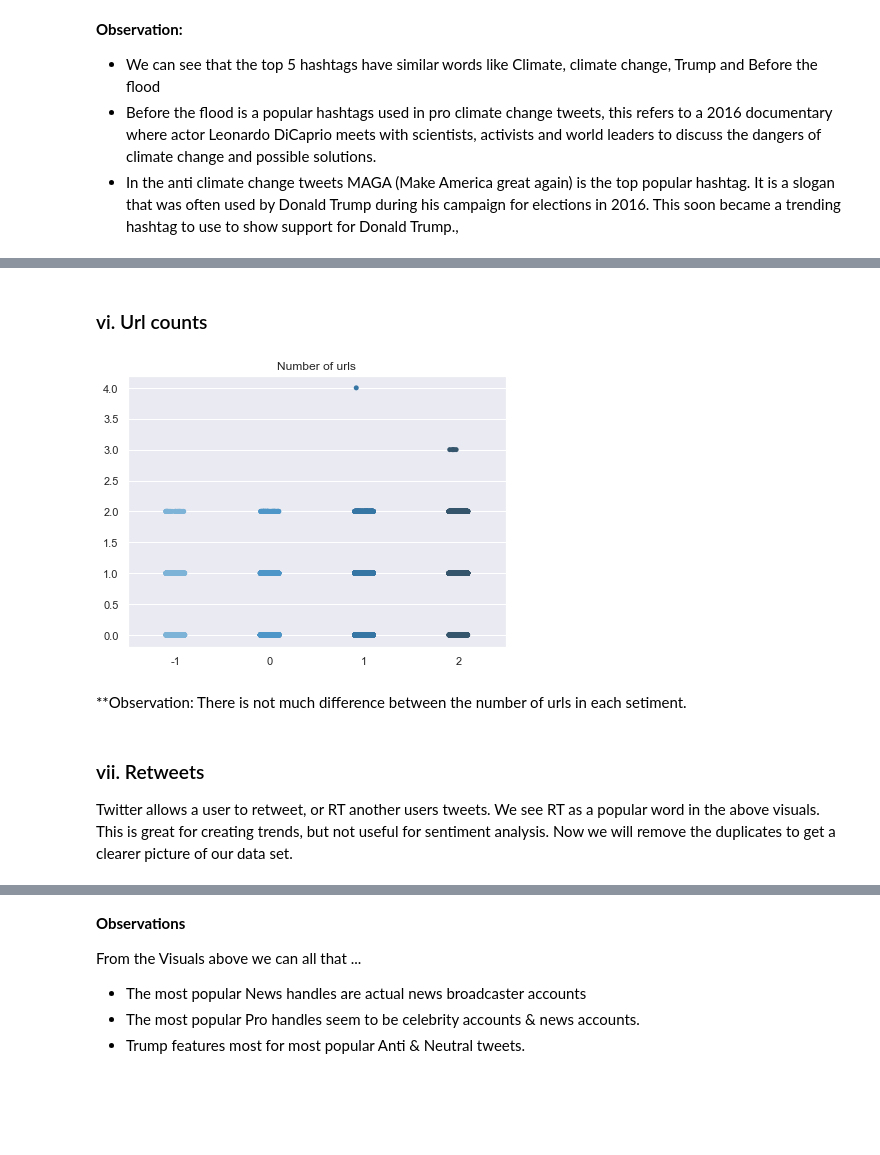
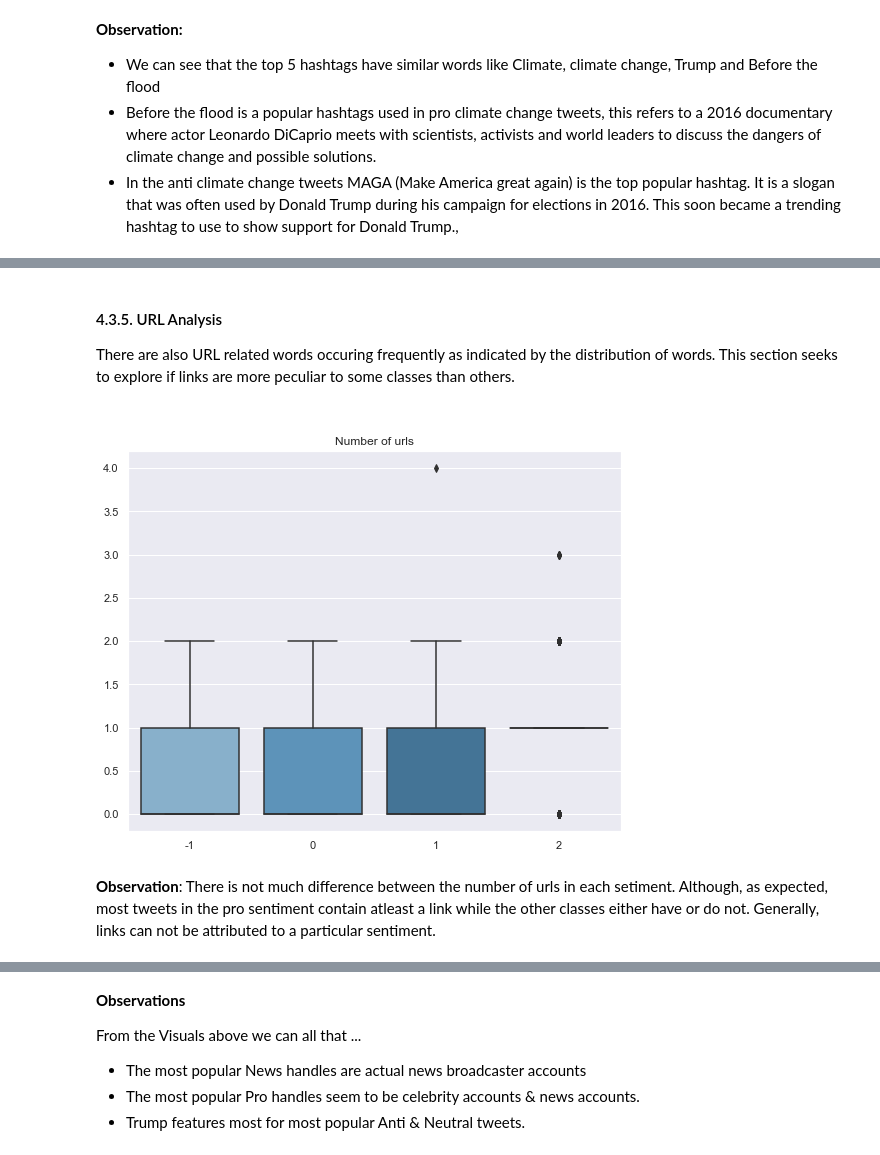
Before and after one commit to Abdul4code/Climate-change-analysis-Team_ZF2, a Jupyter notebook: ZF2_Classification.ipynb, the cells around one changed output, grey strips where cells are left out. Drawn from its saved outputs; the diff is of its cells as text; code cells hidden in the pictures; blank space fills up the shorter version.

```diff
--- a/ZF2_Classification.ipynb
+++ b/ZF2_Classification.ipynb
@@ -697,3 +389,0 @@ Text(0.5, 1.0, 'Class Distributions')
-# %%
-#identify the row we want
-tweet = df_train['message']
@@ -796,37 +428,3 @@ def extract_hashtags(x):
         hashtags.append(ht)
 
     return hashtags
-# %%
-# Extracting hashtags from tweets
-news_h = extract_hashtags(tweet_df['message']
-                              [tweet_df['sentiment'] == 2])
-pro_h = extract_hashtags(tweet_df['message']
-                          [tweet_df['sentiment'] == 1])
-neutral_h = extract_hashtags(tweet_df['message']
-                              [tweet_df['sentiment'] == 0])
-anti_h = extract_hashtags(tweet_df['message']
-                          [tweet_df['sentiment'] == -1])
-
-# hashtag list
-hashtags = [sum(news_h, []), sum(pro_h, []),
-            sum(neutral_h, []),sum(anti_h, [])]
-
-# Visualising the Hashtags
-ft = [' Hashtags on the News sentiment',
-              ' Hashtags on the Pro sentiment',
-              ' Hashtags on the Neutral sentiment',
-              ' Hashtags on the Anti sentiment']
-
-plt.rcParams['figure.figsize'] = [50, 5]
-
-for i, sent in enumerate(hashtags):
-    plt.subplot(1, 4, i + 1)
-    freq_dist = nltk.FreqDist(sent)
-    df = pd.DataFrame({'Hashtag': list(freq_dist.keys()),
-                      'Count' : list(freq_dist.values())})
-
-    df = df.nlargest(columns='Count', n=15)
-
-    ax = sns.barplot(data=df, y='Hashtag', x='Count', palette="Blues_d")
-    plt.title(ft[i])
-    plt.show()
@@ -844,25 +512,23 @@ for i, sent in enumerate(hashtags):
 # %% [markdown]
-### vi. Url counts
+#### 4.3.5. URL Analysis
+
+There are also URL related words occuring frequently as indicated by the distribution of words. This section seeks to explore if links are more peculiar to some classes than others.<br><br>
 # %%
 # extracting urls
 train1['urls'] = train1['message'].apply(lambda x: len([i for i in x.lower().split() if 'http' in i or 'https' in i]))
 
 # ploting the number of urls
 plt.subplot(1,3,3)
-sns.stripplot(y='urls', x='sentiment', data=train1, jitter=True, palette="Blues_d")
+sns.boxplot(y='urls', x='sentiment', data=train1, palette="Blues_d")
 plt.title('Number of urls')
 plt.ylabel('')
 plt.xlabel('')
 fig = plt.gcf()
-fig.set_size_inches( 23, 5)
+fig.set_size_inches( 30, 7)
 
 plt.show()
 # %% [output]
-[figure, old version]
+[figure, new version]
 # %% [markdown]
-**Observation:
-There is not much difference between the number of urls in each setiment.
+**Observation**:
+There is not much difference between the number of urls in each setiment. Although, as expected, most tweets in the pro sentiment contain atleast a link while the other classes either have or do not. Generally, links can not be attributed to a particular sentiment.
-# %% [markdown]
-### vii. Retweets
-
-Twitter allows a user to retweet, or RT another users tweets. We see RT as a popular word in the above visuals. This is great for creating trends, but not useful for sentiment analysis. Now we will remove the duplicates to get a clearer picture of our data set.
```
Also changed, not shown: parts of 105 cells of this notebook.
